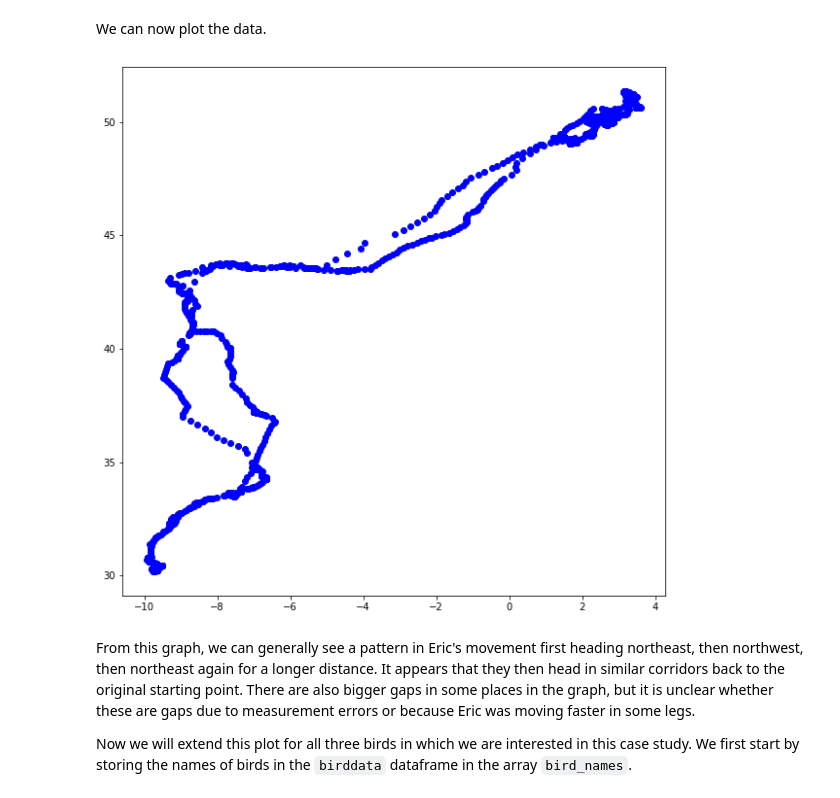
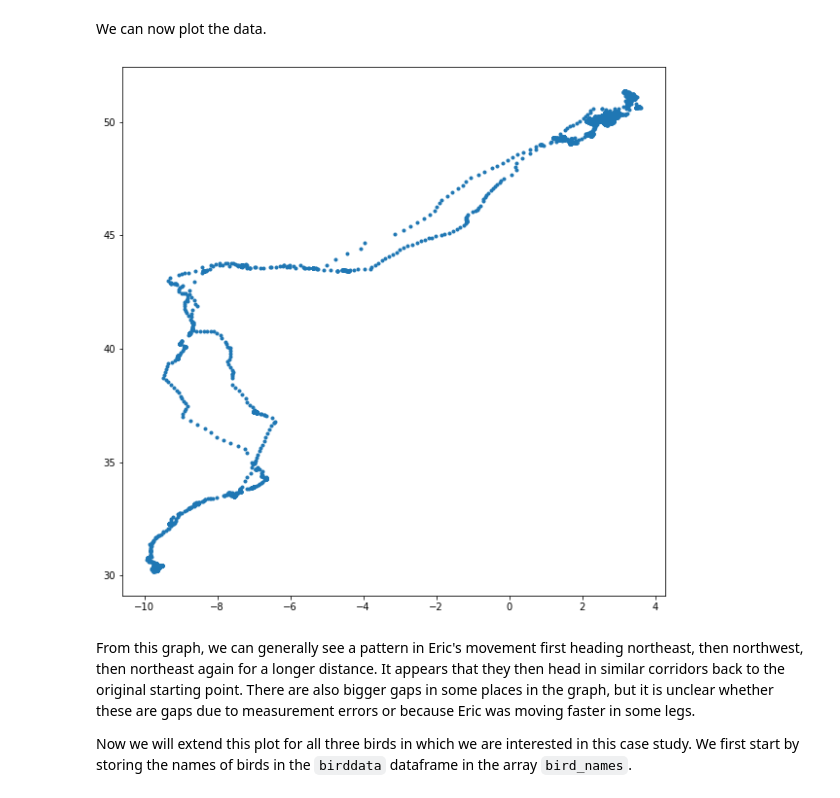
Before and after one commit to akhilkarra/python-lab, a Jupyter notebook: notebooks/PH526x/week4/week4_notes.ipynb, the cells around one changed output. Drawn from its saved outputs; the diff is of its cells as text; code cells hidden in the pictures.

```diff
--- a/notebooks/PH526x/week4/week4_notes.ipynb
+++ b/notebooks/PH526x/week4/week4_notes.ipynb
@@ -298,10 +275,10 @@ Then, we will extract the longitude and latitude of each of Eric's observations
 We can now plot the data.
 # %%
 plt.figure(figsize=(10, 10))
-plt.plot(x, y, "bo")
+plt.plot(x, y, ".")
 plt.show()
 # %% [output]
-[figure, old version]
+[figure, new version]
 # %% [markdown]
 From this graph, we can generally see a pattern in Eric's movement first heading northeast, then northwest, then northeast again for a longer distance. It appears that they then head in similar corridors back to the original starting point. There are also bigger gaps in some places in the graph, but it is unclear whether these are gaps due to measurement errors or because Eric was moving faster in some legs.
 
```
Also changed, not shown: parts of 13 cells of this notebook.
